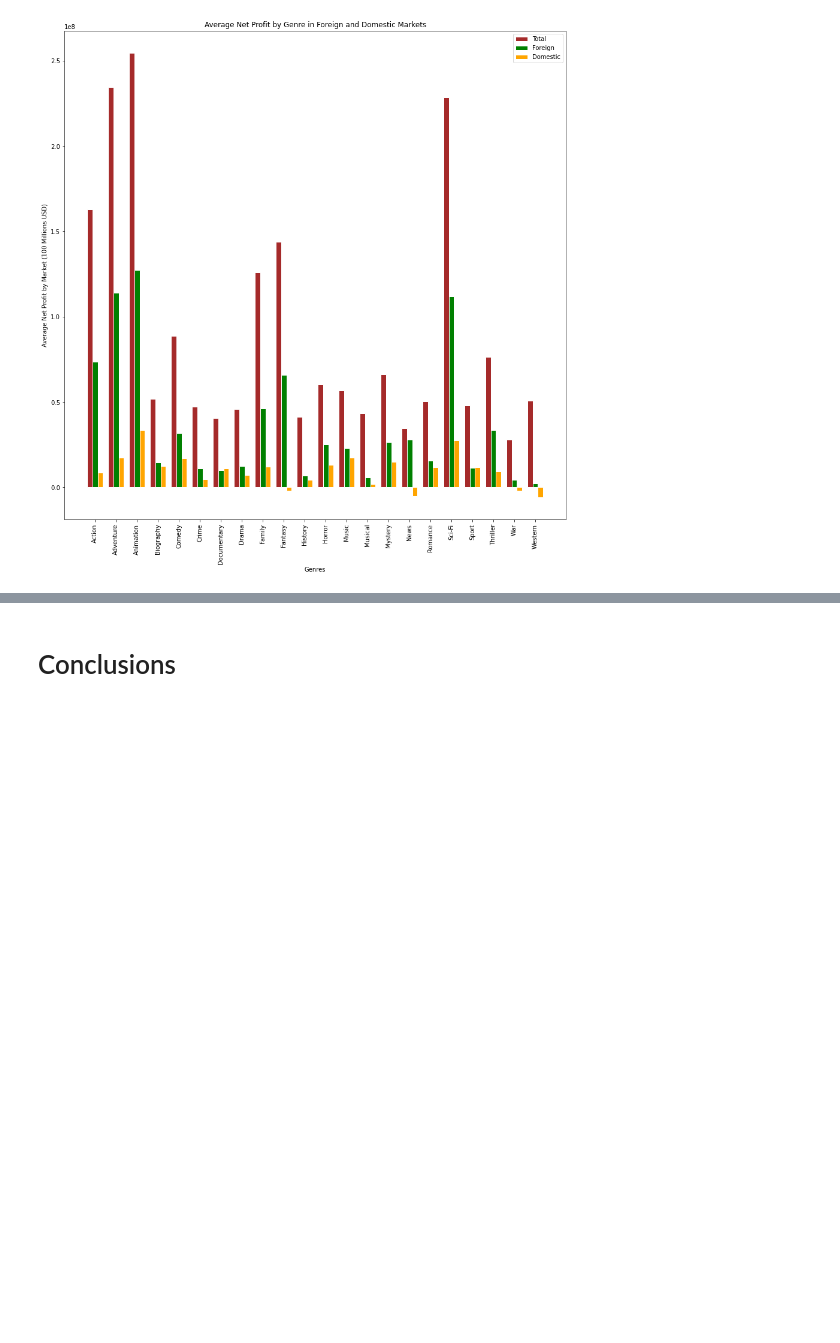
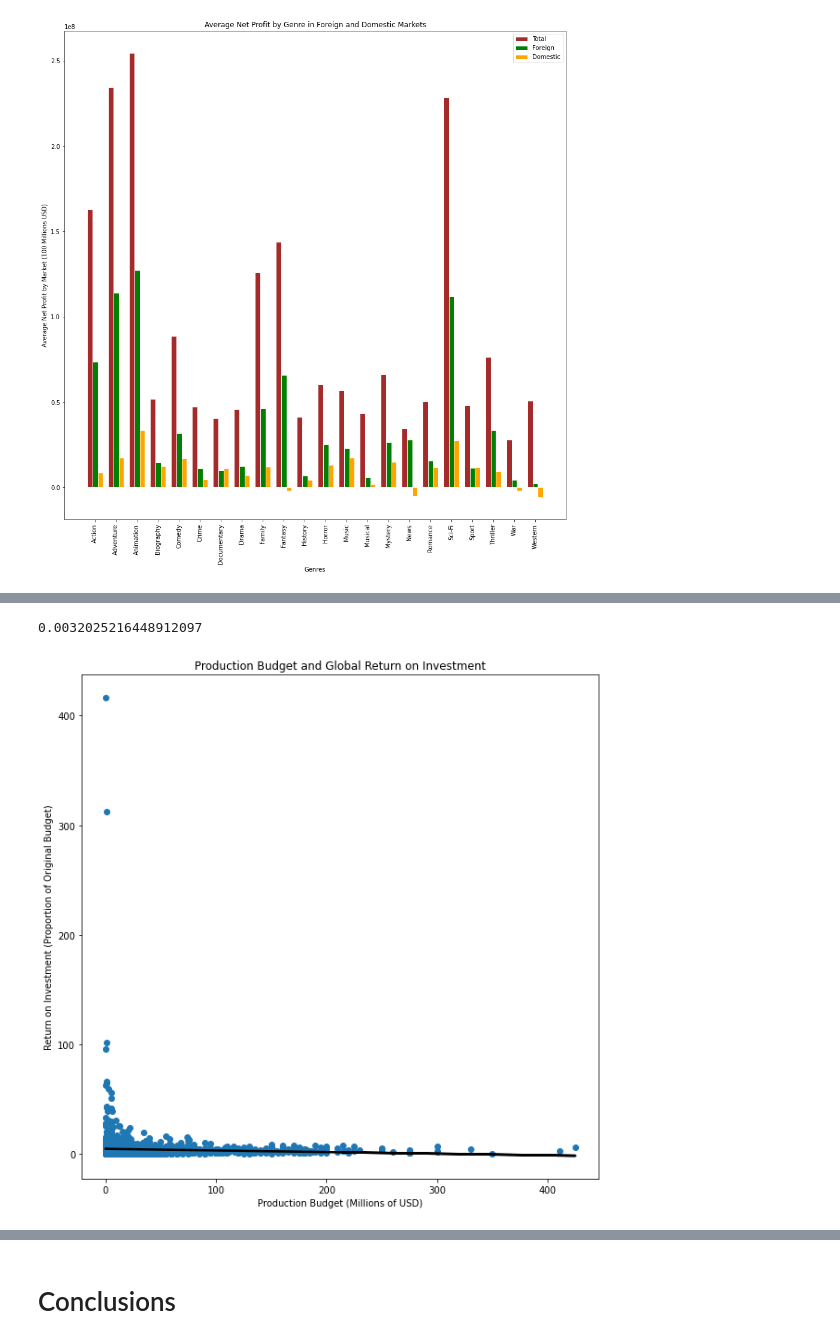
Before and after one commit to anita-camlic/Movie_Studio_Analysis, a Jupyter notebook: Movie Studio Analysis.ipynb, the cells around one changed output, grey strips where cells are left out. Saved outputs shown, nothing was run; the diff lists cells and outputs as text; code cells hidden in the pictures; blank space fills up the shorter version.

```diff
--- a/Movie Studio Analysis.ipynb
+++ b/Movie Studio Analysis.ipynb
@@ -796,0 +1094,24 @@ plt.savefig("./charts_jpg/avg_net_by_genre_multimkt.jpg")
+# %%
+#scatter plot of budget(x) return on investment(y)
+fig,ax = plt.subplots(figsize=(10,10))
+x = movie_rating_budget_df["production_budget"]/1000000
+y = movie_rating_budget_df["total_return_on_investment"]
+ax.scatter(x,y)
+ax.set_title("Production Budget and Global Return on Investment")
+ax.set_xlabel("Production Budget (Millions of USD)")
+ax.set_ylabel("Return on Investment (Proportion of Original Budget)")
+plt.ticklabel_format(style='plain')
+#regression
+m, b = np.polyfit(x,y, deg=1)
+dist = np.linspace
+ax.plot(x, m*x+b, color="k", lw=2.5);
+
+#save figure
+plt.savefig("./charts_jpg/budget_v_roi_scat.jpg")
+
+#R^2 correlation metric
+R2 = r2_score(y,m*x+b)
+print(R2)
+# %% [output]
+0.0032025216448912097
+[figure, added]
```
Also changed, not shown: parts of 27 cells of this notebook, 7 other files.
